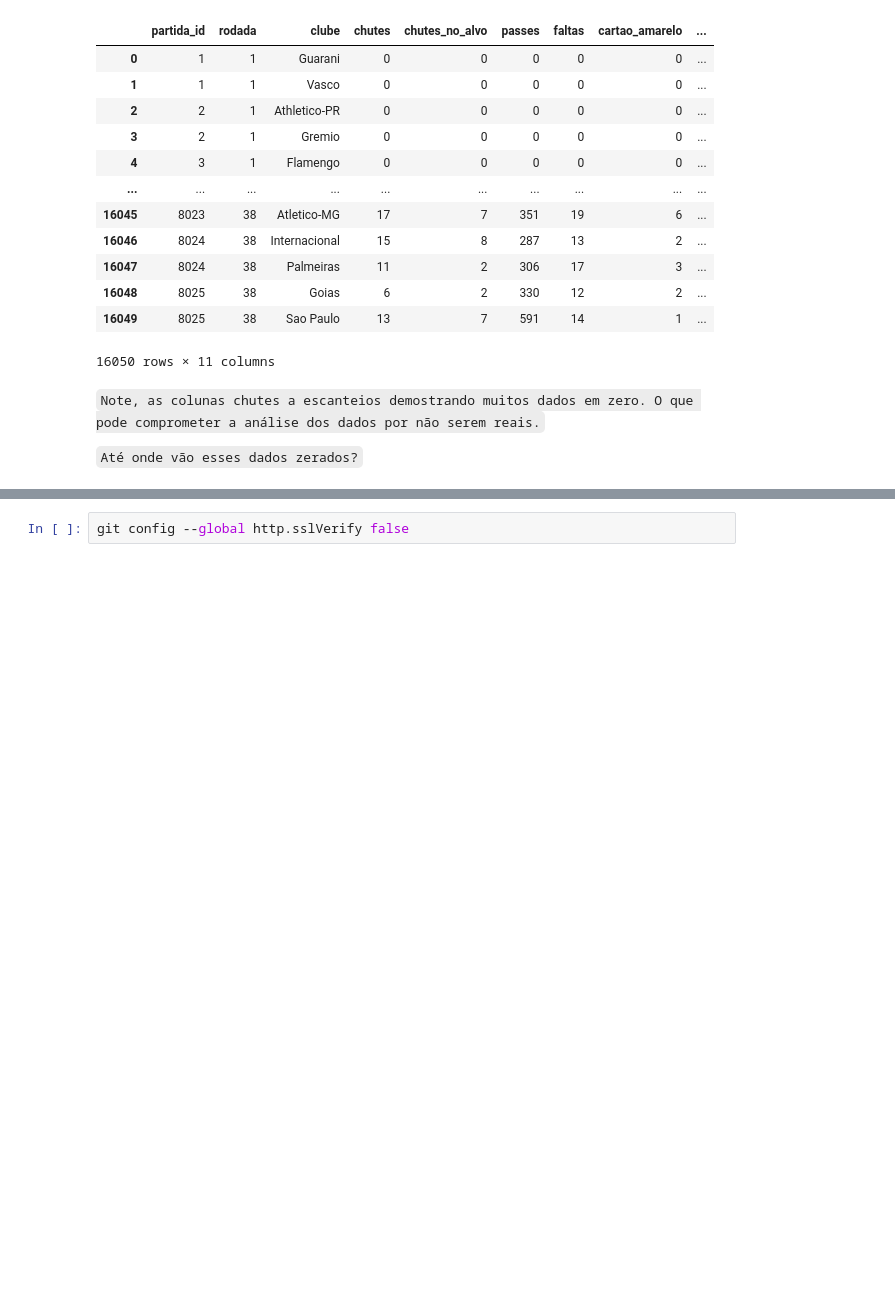
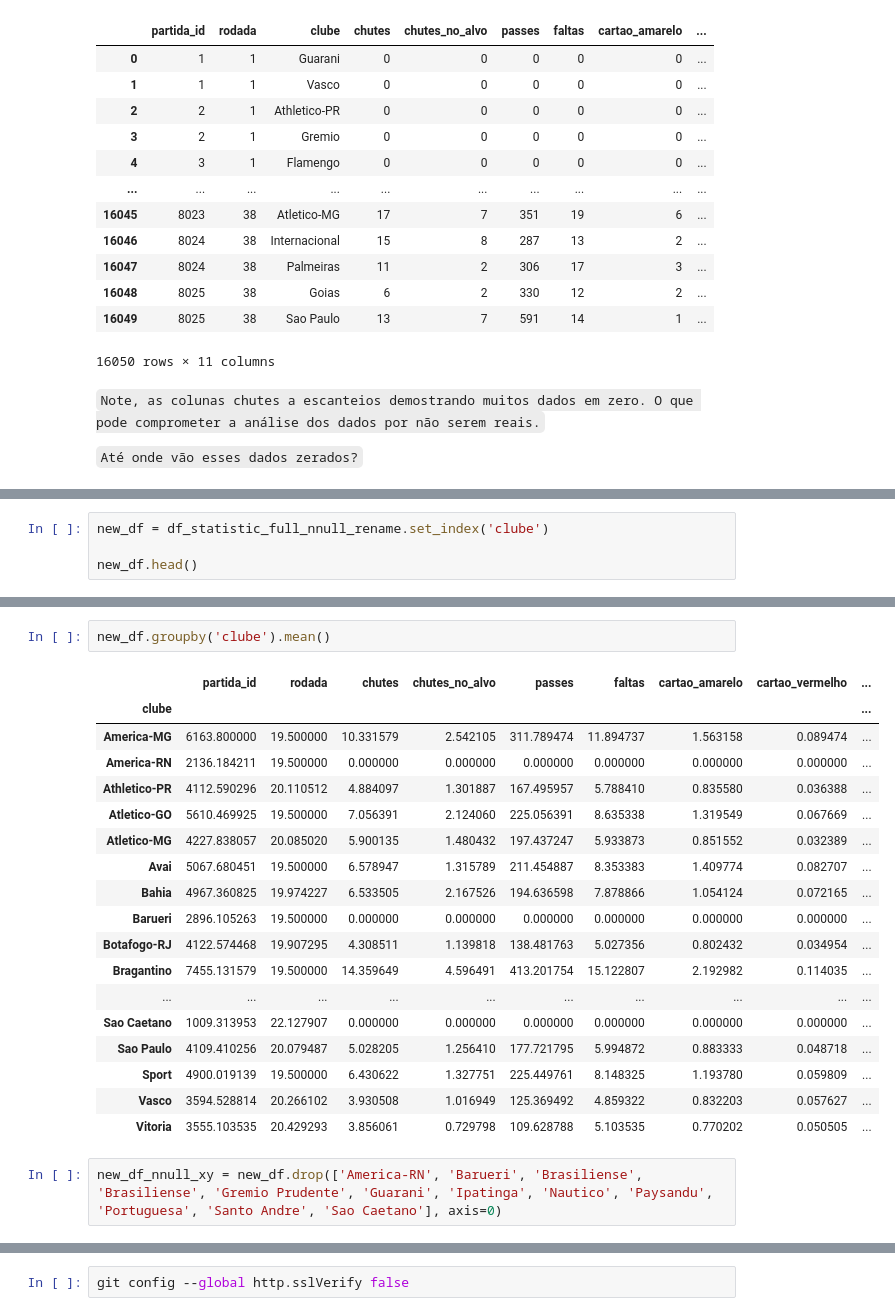
Before and after one commit to CavalaroVictor/Projeto_Modulo_II_ADA, a Jupyter notebook: project_II.ipynb, the cells around one changed output, grey strips where cells are left out. Cells and saved outputs as stored; diff of their text form; blank space fills up the shorter version.

```diff
--- a/project_II.ipynb
+++ b/project_II.ipynb
@@ -185,0 +286,4 @@ Name: passes, Length: 16050, dtype: int64
+# %%
+new_df = df_statistic_full_nnull_rename.set_index('clube')
+
+new_df.head()
@@ -185,0 +298,23 @@ Name: passes, Length: 16050, dtype: int64
+# %%
+new_df.groupby('clube').mean()
+# %% [output]
+|  | partida_id | rodada | chutes | chutes_no_alvo | passes | faltas | cartao_amarelo | cartao_vermelho | ... |
+| clube |  |  |  |  |  |  |  |  | ... |
+| America-MG | 6163.800000 | 19.500000 | 10.331579 | 2.542105 | 311.789474 | 11.894737 | 1.563158 | 0.089474 | ... |
+| America-RN | 2136.184211 | 19.500000 | 0.000000 | 0.000000 | 0.000000 | 0.000000 | 0.000000 | 0.000000 | ... |
+| Athletico-PR | 4112.590296 | 20.110512 | 4.884097 | 1.301887 | 167.495957 | 5.788410 | 0.835580 | 0.036388 | ... |
+| Atletico-GO | 5610.469925 | 19.500000 | 7.056391 | 2.124060 | 225.056391 | 8.635338 | 1.319549 | 0.067669 | ... |
+| Atletico-MG | 4227.838057 | 20.085020 | 5.900135 | 1.480432 | 197.437247 | 5.933873 | 0.851552 | 0.032389 | ... |
+| Avai | 5067.680451 | 19.500000 | 6.578947 | 1.315789 | 211.454887 | 8.353383 | 1.409774 | 0.082707 | ... |
+| Bahia | 4967.360825 | 19.974227 | 6.533505 | 2.167526 | 194.636598 | 7.878866 | 1.054124 | 0.072165 | ... |
+| Barueri | 2896.105263 | 19.500000 | 0.000000 | 0.000000 | 0.000000 | 0.000000 | 0.000000 | 0.000000 | ... |
+| Botafogo-RJ | 4122.574468 | 19.907295 | 4.308511 | 1.139818 | 138.481763 | 5.027356 | 0.802432 | 0.034954 | ... |
+| Bragantino | 7455.131579 | 19.500000 | 14.359649 | 4.596491 | 413.201754 | 15.122807 | 2.192982 | 0.114035 | ... |
+| ... | ... | ... | ... | ... | ... | ... | ... | ... | ... |
+| Sao Caetano | 1009.313953 | 22.127907 | 0.000000 | 0.000000 | 0.000000 | 0.000000 | 0.000000 | 0.000000 | ... |
+| Sao Paulo | 4109.410256 | 20.079487 | 5.028205 | 1.256410 | 177.721795 | 5.994872 | 0.883333 | 0.048718 | ... |
+| Sport | 4900.019139 | 19.500000 | 6.430622 | 1.327751 | 225.449761 | 8.148325 | 1.193780 | 0.059809 | ... |
+| Vasco | 3594.528814 | 20.266102 | 3.930508 | 1.016949 | 125.369492 | 4.859322 | 0.832203 | 0.057627 | ... |
+| Vitoria | 3555.103535 | 20.429293 | 3.856061 | 0.729798 | 109.628788 | 5.103535 | 0.770202 | 0.050505 | ... |
+# %%
+new_df_nnull_xy = new_df.drop(['America-RN', 'Barueri', 'Brasiliense', 'Brasiliense', 'Gremio Prudente', 'Guarani', 'Ipatinga', 'Nautico', 'Paysandu', 'Portuguesa', 'Santo Andre', 'Sao Caetano'], axis=0)
```
Also changed, not shown: parts of 20 cells of this notebook.
